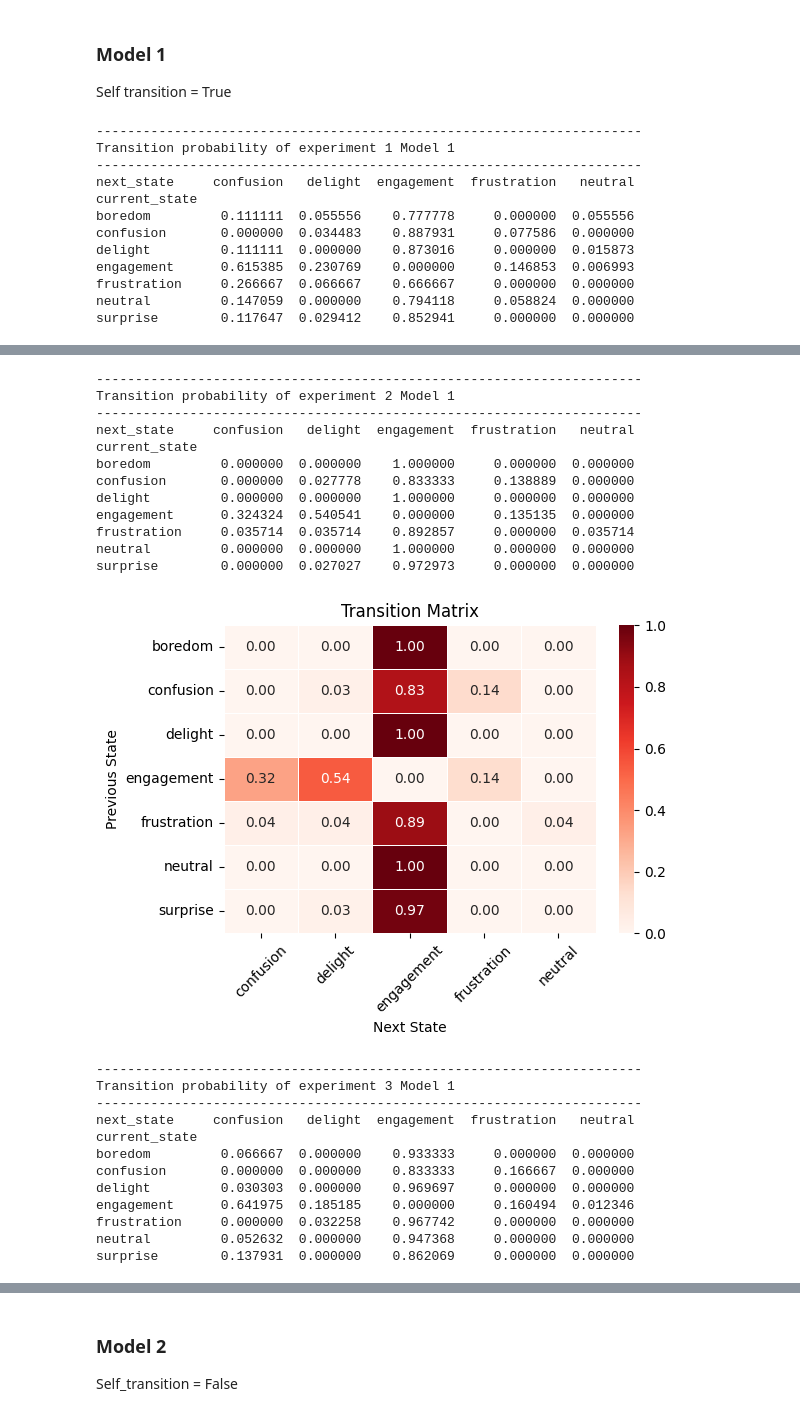
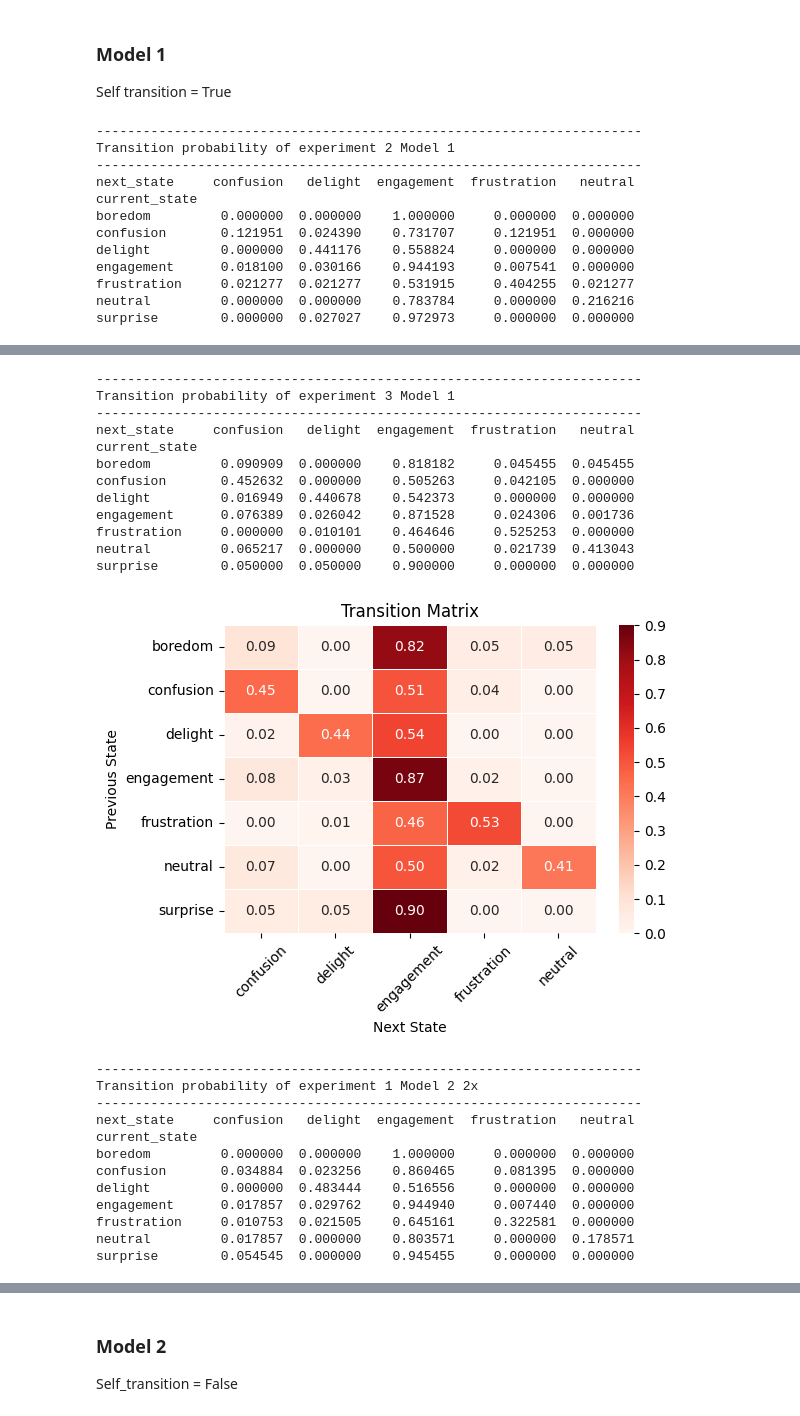
Before and after one commit to ctivir/phd-experiments, a Jupyter notebook: dynamics-of_affective_state/Dynamics_of_affectiveStates_KhanDataset.ipynb, the cells around one changed output, grey strips where cells are left out. Drawn from its saved outputs; the diff is of its cells as text; code cells hidden in the pictures.

```diff
--- a/dynamics-of_affective_state/Dynamics_of_affectiveStates_KhanDataset.ipynb
+++ b/dynamics-of_affective_state/Dynamics_of_affectiveStates_KhanDataset.ipynb
@@ -41,5 +41,8 @@ df_result31 = pd.read_csv(f"{DATA_DIR}/experiment_3_model1.csv", delimiter=",")
 # # Model 2
 # df_result12 = pd.read_csv(f'{DATA_DIR}/experiment_1_model2.csv', delimiter=",")
 # df_result22 = pd.read_csv(f'{DATA_DIR}/experiment_2_model2.csv', delimiter=",")
-# df_result32 = pd.read_csv(f'{DATA_DIR}/experiment_3_model2.csv', delimiter=",")
+
+# # Model 1 - running 2x
+df_result11_2x = pd.read_csv(f'{DATA_DIR}/experiment_2_model1_2x.csv', delimiter=",")
+df_result21_2x = pd.read_csv(f'{DATA_DIR}/experiment_3_model1_2x.csv', delimiter=",")
 # %%
@@ -77,7 +90,9 @@ DFS = {
     "Experiment 2 Model 1": df_result21,
     # 'Experiment 2 Model 2': df_result22,
     "Experiment 3 Model 1": df_result31,
-    # 'Experiment 3 Model 2': df_result32
+    # 'Experiment 3 Model 2': df_result32,
+    'Experiment 1 Model 1 2x': df_result11_2x,
+    'Experiment 2 Model 1 2x': df_result21_2x,
 }
 
 cols = ["previous_state", "current_state", "next_state"]
@@ -86,7 +101,7 @@ for name, df in DFS.items():
 # %%
 for name, df in DFS.items():
     duplicate = df["current_state"] == df["next_state"]
-    df_state = df.groupby("current_state")["student_id"].agg(["mean", "std"])
+    df_state = df.groupby("next_state")["student_id"].agg(["mean", "std"])
     print(f"DataFrame name: {name}\n{"-" * 70}")
     print(
         f"Shape: {df.shape}\nOn average there were {round(len(df)/df['student_id'].nunique(), 0)}"
@@ -545,18 +559,27 @@ prob_result21 = compute_probability(
 prob_result31 = compute_probability(
     df_result31, "current_state", "next_state", exclude_self_transition=True
 )
+
+prob_result11_2x = compute_probability(
+    df_result11_2x, "current_state", "next_state", exclude_self_transition=True
+)
+
+prob_result21_2x = compute_probability(
+    df_result21_2x, "current_state", "next_state", exclude_self_transition=True
+)
 # %% [markdown]
 ### Model 1
 
 Self transition = True
 # %%
 DFS_PROB_SELF_TRUE = {
-    "Transition probability of experiment 1 Model 1": prob_result11,
+    # "Transition probability of experiment 1 Model 1": prob_result11,
     #'Transition probability of experiment 1 Model 2': prob_result11,
     "Transition probability of experiment 2 Model 1": prob_result21,
     #'Transition probability of experiment 2 Model 2': df_result22,
     "Transition probability of experiment 3 Model 1": prob_result31,
-    #'Transition probability of experiment 3 Model 2': df_result32
+    'Transition probability of experiment 1 Model 2 2x': prob_result11_2x,
+    'Transition probability of experiment 2 Model 2 2x': prob_result21_2x,
 }
 
 
@@ -572,14 +595,14 @@ def show_prob(dfs):
 show_prob(DFS_PROB_SELF_TRUE)
 # %% [output]
 ----------------------------------------------------------------------
-Transition probability of experiment 1 Model 1
+Transition probability of experiment 2 Model 1
 ----------------------------------------------------------------------
 next_state     confusion   delight  engagement  frustration   neutral
 current_state
-boredom         0.111111  0.055556    0.777778     0.000000  0.055556
-confusion       0.000000  0.034483    0.887931     0.077586  0.000000
-delight         0.111111  0.000000    0.873016     0.000000  0.015873
-engagement      0.615385  0.230769    0.000000     0.146853  0.006993
-frustration     0.266667  0.066667    0.666667     0.000000  0.000000
-neutral         0.147059  0.000000    0.794118     0.058824  0.000000
-surprise        0.117647  0.029412    0.852941     0.000000  0.000000
+boredom         0.000000  0.000000    1.000000     0.000000  0.000000
+confusion       0.121951  0.024390    0.731707     0.121951  0.000000
+delight         0.000000  0.441176    0.558824     0.000000  0.000000
+engagement      0.018100  0.030166    0.944193     0.007541  0.000000
+frustration     0.021277  0.021277    0.531915     0.404255  0.021277
+neutral         0.000000  0.000000    0.783784     0.000000  0.216216
+surprise        0.000000  0.027027    0.972973     0.000000  0.000000
@@ -587,25 +610,25 @@ surprise        0.117647  0.029412    0.852941     0.000000  0.000000
 ----------------------------------------------------------------------
-Transition probability of experiment 2 Model 1
+Transition probability of experiment 3 Model 1
 ----------------------------------------------------------------------
 next_state     confusion   delight  engagement  frustration   neutral
 current_state
-boredom         0.000000  0.000000    1.000000     0.000000  0.000000
-confusion       0.000000  0.027778    0.833333     0.138889  0.000000
-delight         0.000000  0.000000    1.000000     0.000000  0.000000
-engagement      0.324324  0.540541    0.000000     0.135135  0.000000
-frustration     0.035714  0.035714    0.892857     0.000000  0.035714
-neutral         0.000000  0.000000    1.000000     0.000000  0.000000
-surprise        0.000000  0.027027    0.972973     0.000000  0.000000
+boredom         0.090909  0.000000    0.818182     0.045455  0.045455
+confusion       0.452632  0.000000    0.505263     0.042105  0.000000
+delight         0.016949  0.440678    0.542373     0.000000  0.000000
+engagement      0.076389  0.026042    0.871528     0.024306  0.001736
+frustration     0.000000  0.010101    0.464646     0.525253  0.000000
+neutral         0.065217  0.000000    0.500000     0.021739  0.413043
+surprise        0.050000  0.050000    0.900000     0.000000  0.000000
-[figure, old version]
+[figure, new version]
 ----------------------------------------------------------------------
-Transition probability of experiment 3 Model 1
+Transition probability of experiment 1 Model 2 2x
 ----------------------------------------------------------------------
 next_state     confusion   delight  engagement  frustration   neutral
 current_state
-boredom         0.066667  0.000000    0.933333     0.000000  0.000000
-confusion       0.000000  0.000000    0.833333     0.166667  0.000000
-delight         0.030303  0.000000    0.969697     0.000000  0.000000
-engagement      0.641975  0.185185    0.000000     0.160494  0.012346
-frustration     0.000000  0.032258    0.967742     0.000000  0.000000
-neutral         0.052632  0.000000    0.947368     0.000000  0.000000
-surprise        0.137931  0.000000    0.862069     0.000000  0.000000
+boredom         0.000000  0.000000    1.000000     0.000000  0.000000
+confusion       0.034884  0.023256    0.860465     0.081395  0.000000
+delight         0.000000  0.483444    0.516556     0.000000  0.000000
+engagement      0.017857  0.029762    0.944940     0.007440  0.000000
+frustration     0.010753  0.021505    0.645161     0.322581  0.000000
+neutral         0.017857  0.000000    0.803571     0.000000  0.178571
+surprise        0.054545  0.000000    0.945455     0.000000  0.000000
```
Also changed, not shown: parts of 12 cells of this notebook, 3 other files.
